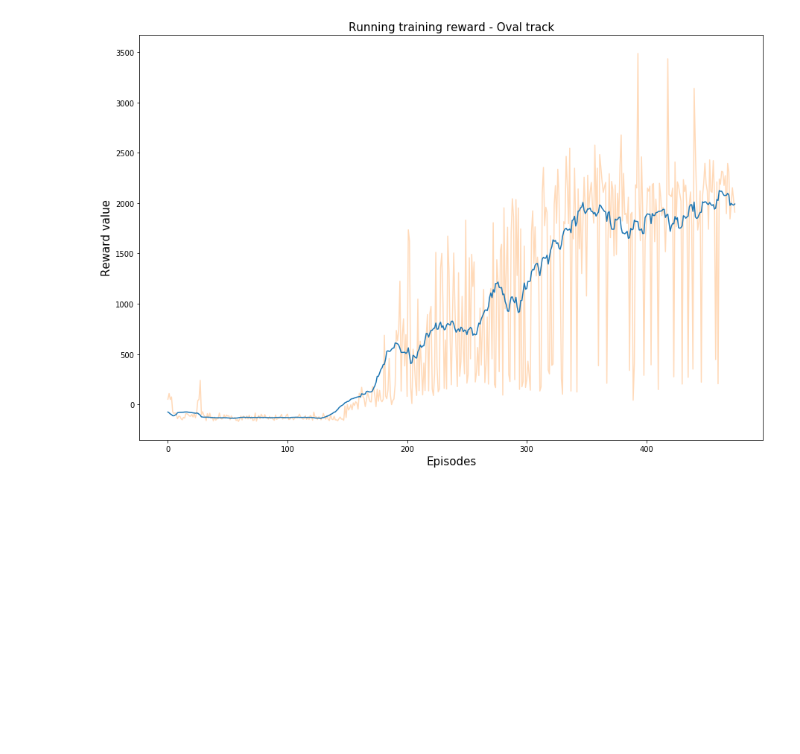
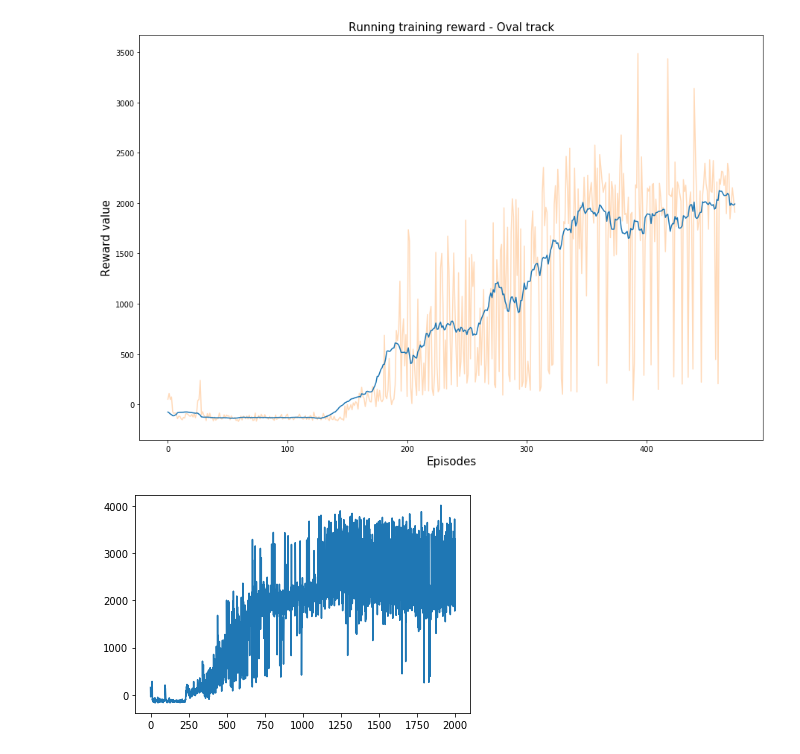
Before and after one commit to ambareeshsrja16/DDPG_Torcs_PyTorch, a Jupyter notebook: plotting.ipynb, the cells around one changed output. Cells and saved outputs as stored; diff of their text form; code cells hidden in the pictures; blank space fills up the shorter version.

```diff
--- a/plotting.ipynb
+++ b/plotting.ipynb
@@ -38,3 +38,9 @@ plt.ylabel('Reward value', fontsize=15)
 # %% [output]
 Text(0, 0.5, 'Reward value')
 [figure]
+# %%
+r_2 = np.load('models/res_aux_exp1/rewards_train.npy')
+plt.plot(r_2)
+plt.show()
+# %% [output]
+[figure, added]
```
Also changed, not shown: parts of 1 cell of this notebook, 5 other files.
